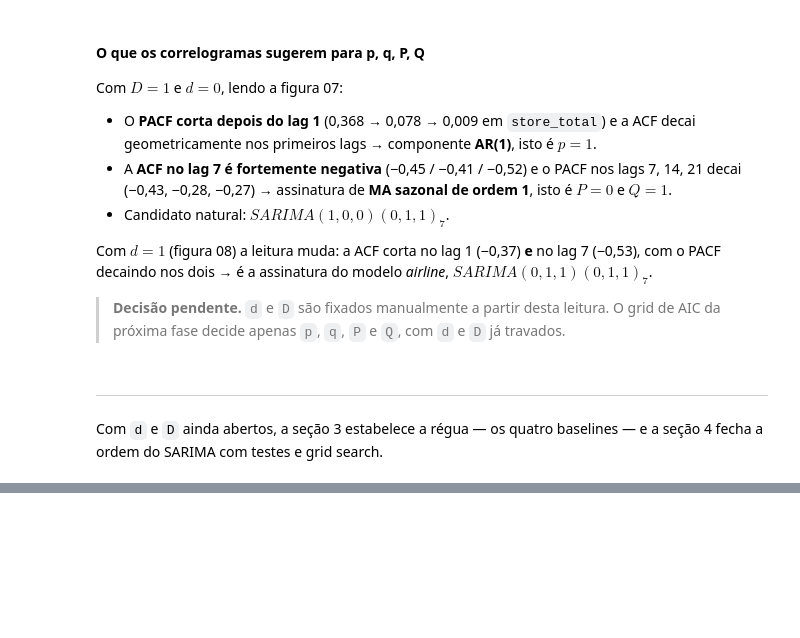
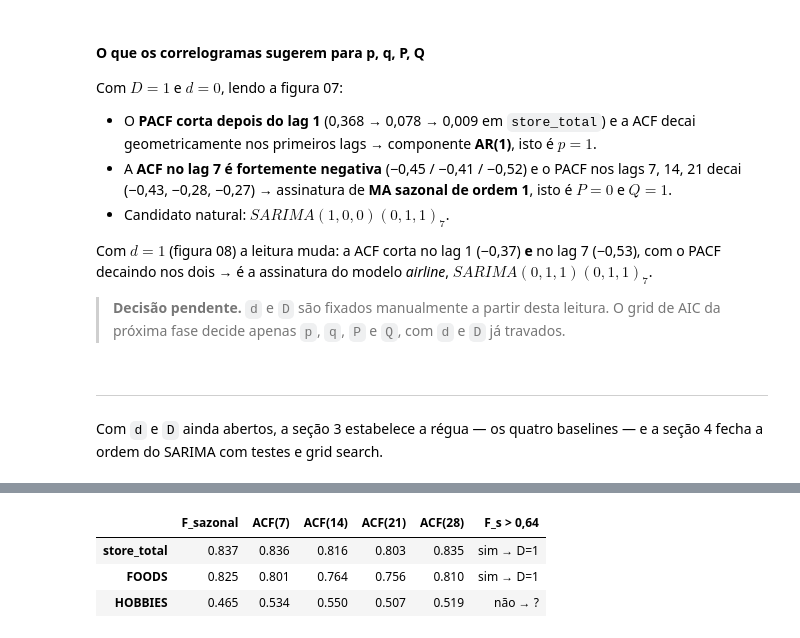
Before and after one commit to Os-Estudiosos/time-series-2026-2, a Jupyter notebook: main.ipynb, the cells around one changed output, grey strips where cells are left out. Saved outputs shown, nothing was run; the diff lists cells and outputs as text; code cells hidden in the pictures; blank space fills up the shorter version.

```diff
--- a/main.ipynb
+++ b/main.ipynb
@@ -826,0 +966,20 @@ e a seção 4 fecha a ordem do SARIMA com testes e grid search.
+# %%
+d_sazonal = pd.DataFrame(
+    {
+        s: {
+            "F_sazonal": tabela_forcas.loc[s, "F_sazonal"],
+            "ACF(7)": acf(train_fit[s], nlags=28)[7],
+            "ACF(14)": acf(train_fit[s], nlags=28)[14],
+            "ACF(21)": acf(train_fit[s], nlags=28)[21],
+            "ACF(28)": acf(train_fit[s], nlags=28)[28],
+        }
+        for s in SERIES
+    }
+).T.round(3)
+d_sazonal["F_s > 0,64"] = np.where(d_sazonal["F_sazonal"] > 0.64, "sim → D=1", "não → ?")
+d_sazonal
+# %% [output]
+|  | F_sazonal | ACF(7) | ACF(14) | ACF(21) | ACF(28) | F_s > 0,64 |
+| store_total | 0.837 | 0.836 | 0.816 | 0.803 | 0.835 | sim → D=1 |
+| FOODS | 0.825 | 0.801 | 0.764 | 0.756 | 0.810 | sim → D=1 |
+| HOBBIES | 0.465 | 0.534 | 0.550 | 0.507 | 0.519 | não → ? |
```
Also changed, not shown: parts of 20 cells of this notebook, 1 other file.
